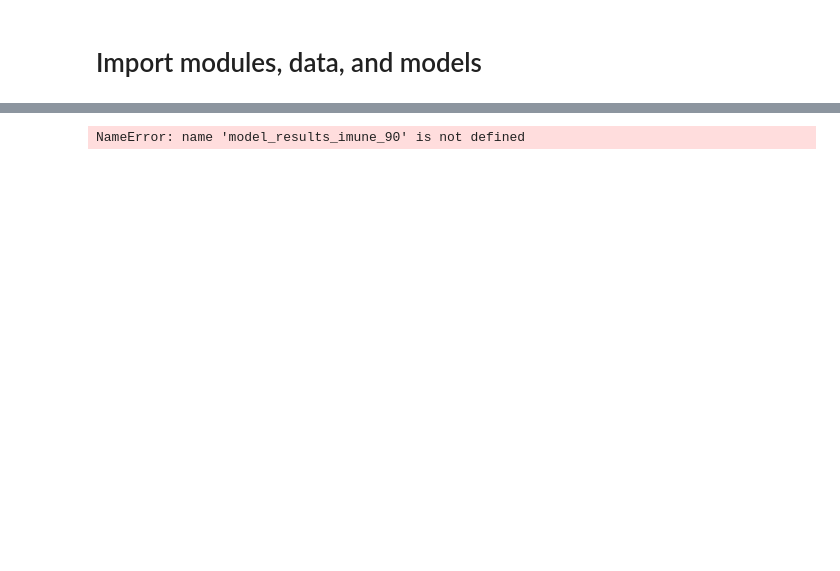
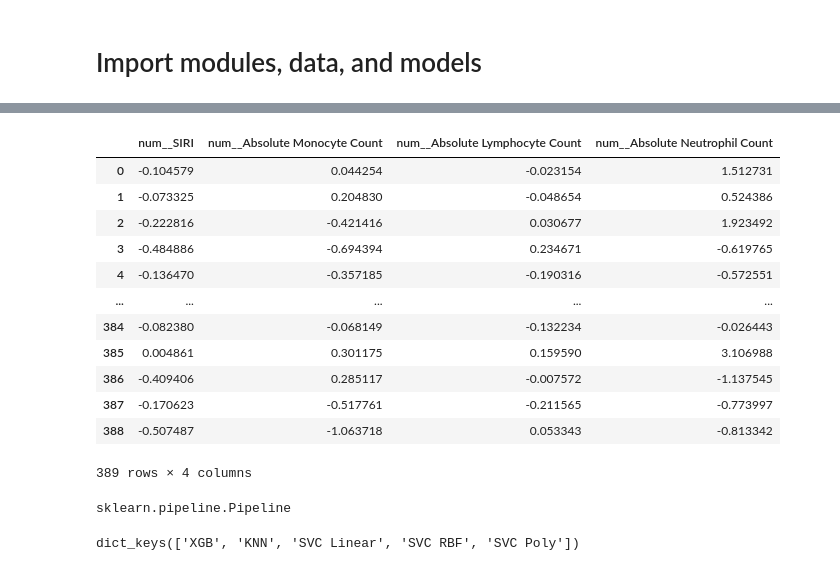
Before and after one commit to roshanparikh/codedependency, a Jupyter notebook: shap_analysis.ipynb, the cells around one changed output, grey strips where cells are left out. Cells and saved outputs as stored; diff of their text form; code cells hidden in the pictures; blank space fills up the shorter version.

Commit message:
Completed first shap analysis

```diff
--- a/shap_analysis.ipynb
+++ b/shap_analysis.ipynb
@@ -29,0 +171,31 @@ https://scikit-learn.org/stable/model_persistence.html#security-maintainability-
+# %%
+# How much data should we use when running shap? larger sample = slower runtime.
+# None -> use all the available data
+SAMPLE_SIZE = 20
+
+experiment_name = 'model_results_immune_90'
+
+experiment = globals().get(experiment_name)
+if experiment is None:
+    raise ValueError("Invalid experiment name")
+trial_name = "XGB"
+RESULTS_PATH = join(OUTPUT_DIR, experiment_name, trial_name)
+
+trial = experiment[trial_name]
+X_pre = trial['X_test_preprocessed'] # Column renaming necessary
+X_raw = trial['X_test_raw']
+model = trial['best_model']
+
+print('Running SHAP...')
+shap_vals = run_shap_on_model(model, X_raw, background_samples=SAMPLE_SIZE)
+
+shap_out_path = os.path.join(RESULTS_PATH, f"shap_{experiment_name}_{trial_name}.pkl")
+save_shap_results(shap_vals, shap_out_path)
+print('Saved SHAP arrays to', shap_out_path)
+
+fig = plot_shap_summary_plotly(shap_vals, max_features=25, title=f"SHAP mean(|value|) - Immune {trial_name}")
+chart_out = save_plotly_figure(fig, os.path.join(RESULTS_PATH, f"shap_summary_{experiment_name}_{trial_name}.html"))
+print('Saved SHAP chart to', chart_out)
+
+# Display the figure in the notebook (Jupyter will render it)
+fig
@@ -30,5 +208,25 @@ https://scikit-learn.org/stable/model_persistence.html#security-maintainability-
 # %%
-model_results_imune_90.keys()
+model(X_pre
 # %% [output]
+|  | num__SIRI | num__Absolute Monocyte Count | num__Absolute Lymphocyte Count | num__Absolute Neutrophil Count |
+| 0 | -0.104579 | 0.044254 | -0.023154 | 1.512731 |
+| 1 | -0.073325 | 0.204830 | -0.048654 | 0.524386 |
+| 2 | -0.222816 | -0.421416 | 0.030677 | 1.923492 |
+| 3 | -0.484886 | -0.694394 | 0.234671 | -0.619765 |
+| 4 | -0.136470 | -0.357185 | -0.190316 | -0.572551 |
+| ... | ... | ... | ... | ... |
+| 384 | -0.082380 | -0.068149 | -0.132234 | -0.026443 |
+| 385 | 0.004861 | 0.301175 | 0.159590 | 3.106988 |
+| 386 | -0.409406 | 0.285117 | -0.007572 | -1.137545 |
+| 387 | -0.170623 | -0.517761 | -0.211565 | -0.773997 |
+| 388 | -0.507487 | -1.063718 | 0.053343 | -0.813342 |
-NameError: name 'model_results_imune_90' is not defined
+389 rows × 4 columns
+# %%
+type(model)
+# %% [output]
+sklearn.pipeline.Pipeline
+# %%
+model_results_immune_90.keys()
+# %% [output]
+dict_keys(['XGB', 'KNN', 'SVC Linear', 'SVC RBF', 'SVC Poly'])
 # %%
```
Also changed, not shown: parts of 12 cells of this notebook, 2 other files.
